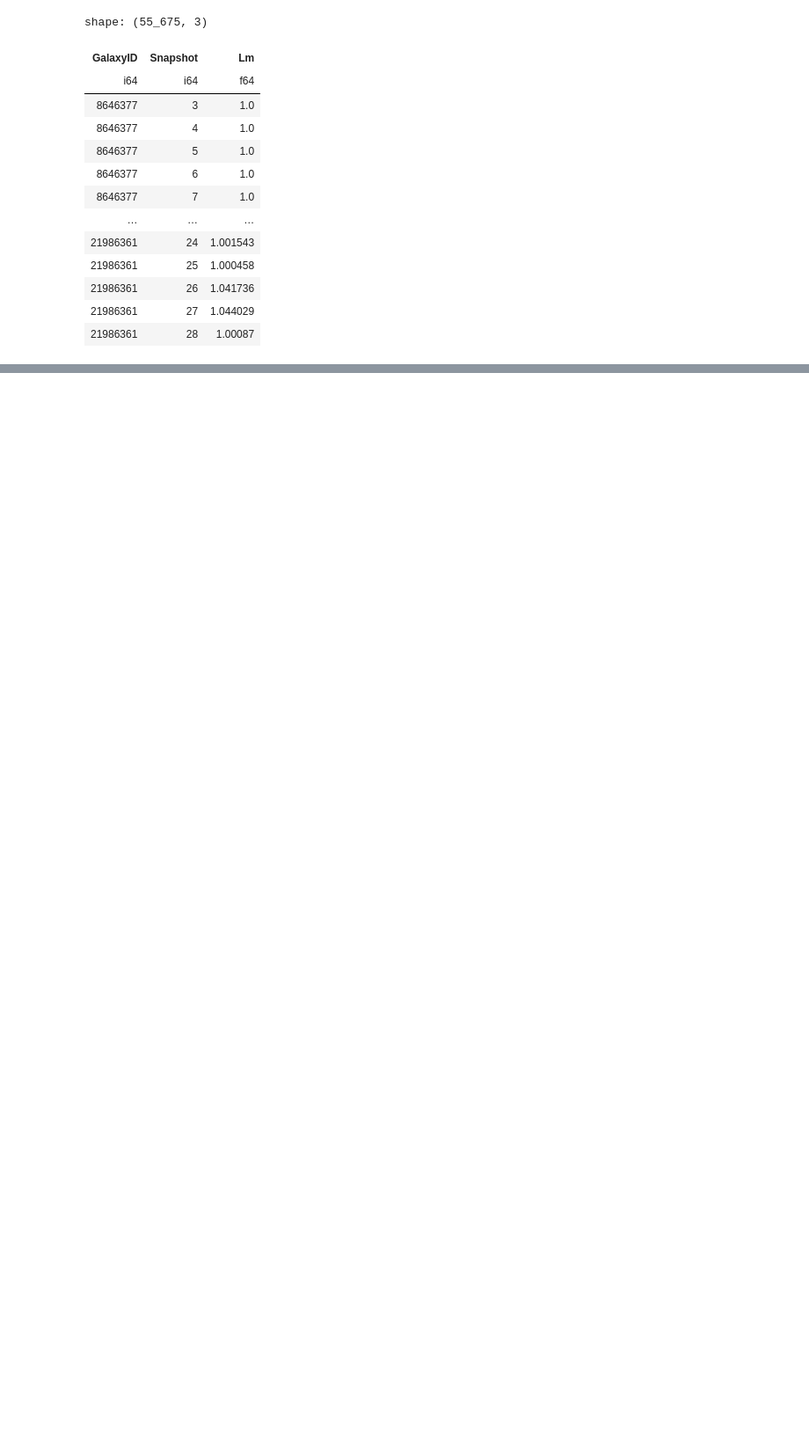
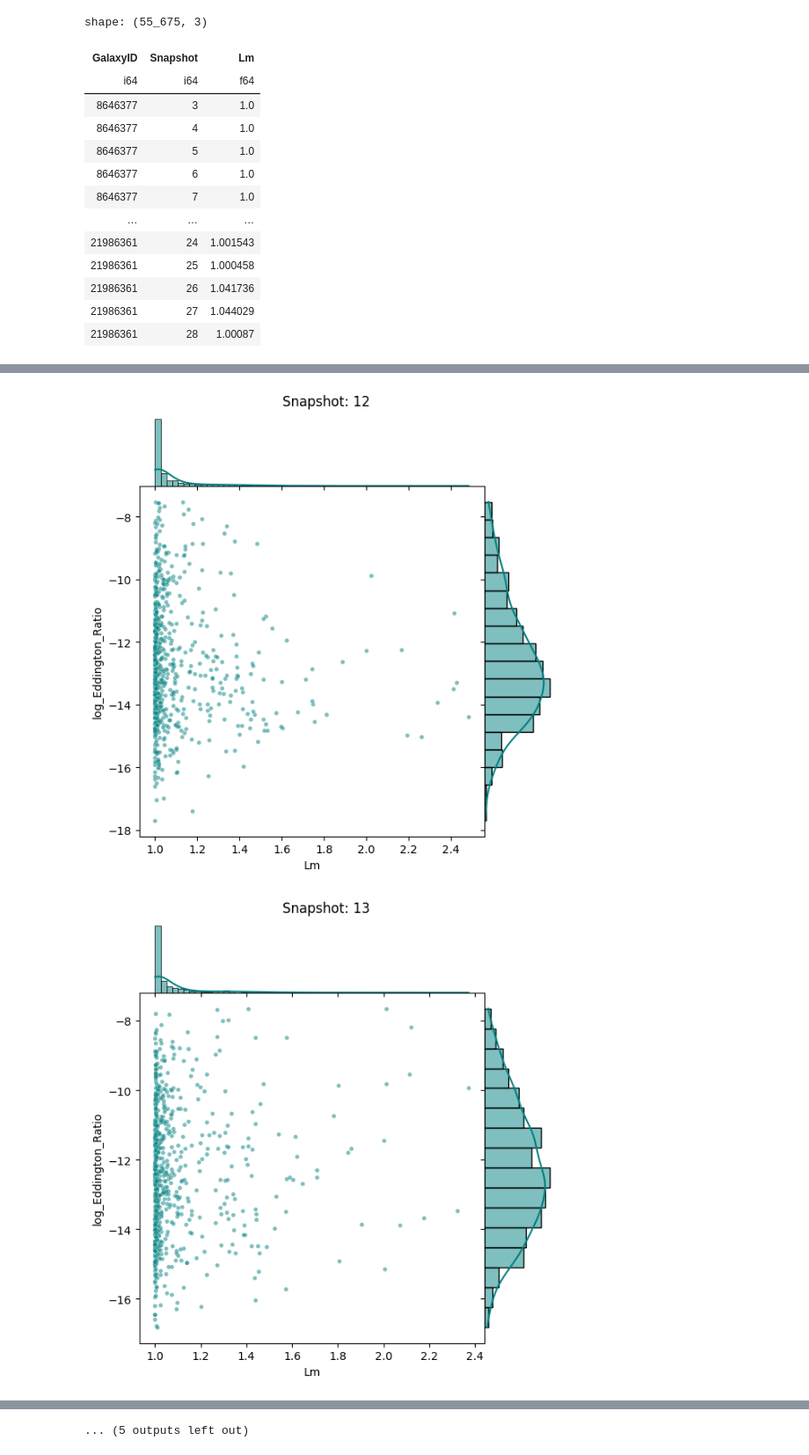
Before and after one commit to SantamariaR/Taller-Tesis-1, a Jupyter notebook: Estadistica_evolutiva.ipynb, the cells around one changed output, grey strips where cells are left out. Shown at 88% size. Cells and saved outputs as stored; diff of their text form; code cells hidden in the pictures; blank space fills up the shorter version.

Commit message:
Grupo merger AGN

```diff
--- a/Estadistica_evolutiva.ipynb
+++ b/Estadistica_evolutiva.ipynb
@@ -125,0 +190,41 @@ fig.show()
+# %%
+# Si nos quedamos con las galaxias que sólo sufrieron un mayor merger en toda su historia. Da un total de 731 galaxias.
+
+filtered_ids = (
+    filtered_data
+    .group_by("RootGalaxyID")
+    .agg(
+        (pl.col("Lm") > 1.25).sum().alias("n_major_mergers")
+    )
+    .filter(pl.col("n_major_mergers") == 1)
+    .select("RootGalaxyID")
+)
+
+result_merger = filtered_data.join(
+    filtered_ids,
+    on="RootGalaxyID",
+    how="inner"
+)
+# %%
+# Gráficos con las galaxias que sufrieron sólo un major merger en su historia
+df_final = (
+    result_merger
+    .select([
+        pl.col("SnapNum"),
+        pl.col("Stars_Mass").log10().alias("log_Mstar"),
+        pl.col("BlackHoleMass").log10().alias("log_MBH"),
+        pl.col('12+log(O/H)'),
+        pl.col('Lm'),
+        (pl.col('BlackHoleMassAccretionRate')/pl.col('BlackHoleMass')).log10().alias('log_Eddington_Ratio'),
+    ])
+    .to_pandas() # Aquí debería funcionar si tienes pyarrow
+)
+
+# Ejemplo: Mostrar 3 momentos clave en una fila
+snaps_to_show = [12,13,14,15,16,17,18,19,20,21,22,23,24,25,26,27,28]
+for s in snaps_to_show:
+    plot_snap(df_final, s, "Lm", "log_Eddington_Ratio")
+    plt.show()
+# %% [output]
+[figure, added]
+[figure, added]
@@ -125,0 +241 @@ fig.show()
+... (5 outputs left out)
```
Also changed, not shown: parts of 13 cells of this notebook.
